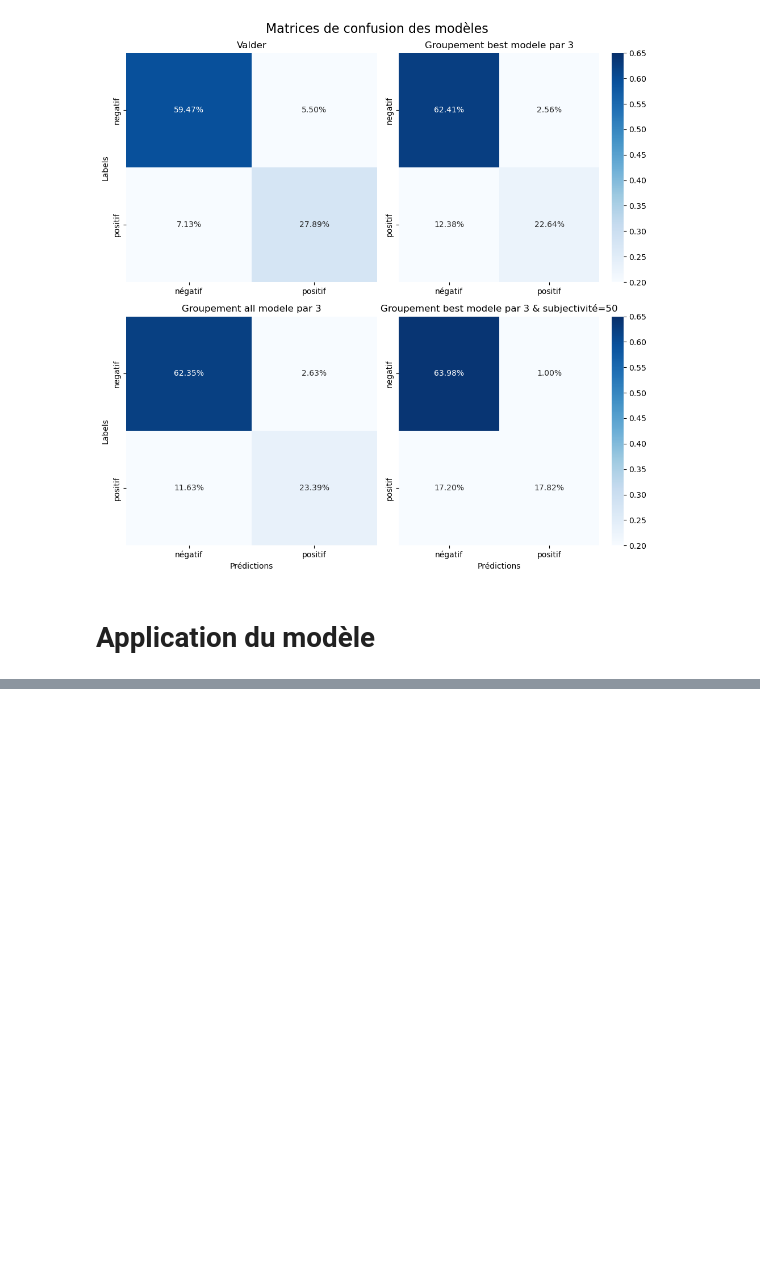
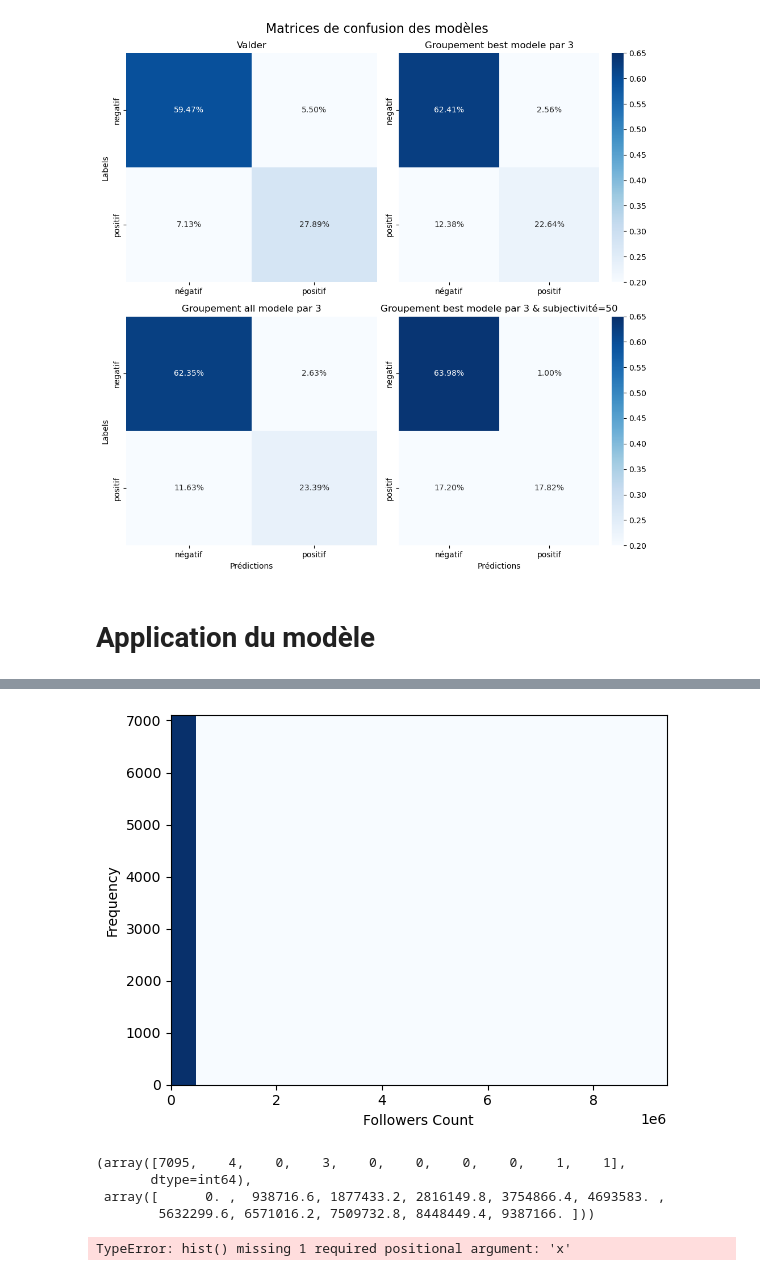
Before and after one commit to Pierre-Portfolio/TwitterFeelingAnalyse, a Jupyter notebook: Livrables/Code/Pierre.ipynb, the cells around one changed output, grey strips where cells are left out. Cells and saved outputs as stored; diff of their text form; code cells hidden in the pictures; blank space fills up the shorter version.

```diff
--- a/Livrables/Code/Pierre.ipynb
+++ b/Livrables/Code/Pierre.ipynb
@@ -623,0 +654,28 @@ df.to_csv('./Tweepy_Suicide_Tweets_Final.csv', index=False, sep=';')
+# %%
+import matplotlib.pyplot as plt
+
+# Récupération des données
+followers_count = df_users['followers_count']
+
+# Création de l'histogramme
+plt.hist2d(followers_count, range(len(followers_count)), bins=(20, 1), cmap='Blues')
+
+# Ajout des titres aux axes
+plt.xlabel('Followers Count')
+plt.ylabel('Frequency')
+
+# Affichage de l'histogramme
+plt.show()
+# %% [output]
+[figure, added]
+# %%
+np.histogram(df_users['followers_count'])
+# %% [output]
+(array([7095,    4,    0,    3,    0,    0,    0,    0,    1,    1],
+       dtype=int64),
+ array([      0. ,  938716.6, 1877433.2, 2816149.8, 3754866.4, 4693583. ,
+        5632299.6, 6571016.2, 7509732.8, 8448449.4, 9387166. ]))
+# %%
+plt.hist(x=np.arrayy=df_users['followers_count'])
+# %% [output]
+TypeError: hist() missing 1 required positional argument: 'x'
```
Also changed, not shown: parts of 9 cells of this notebook, 1 other file.
